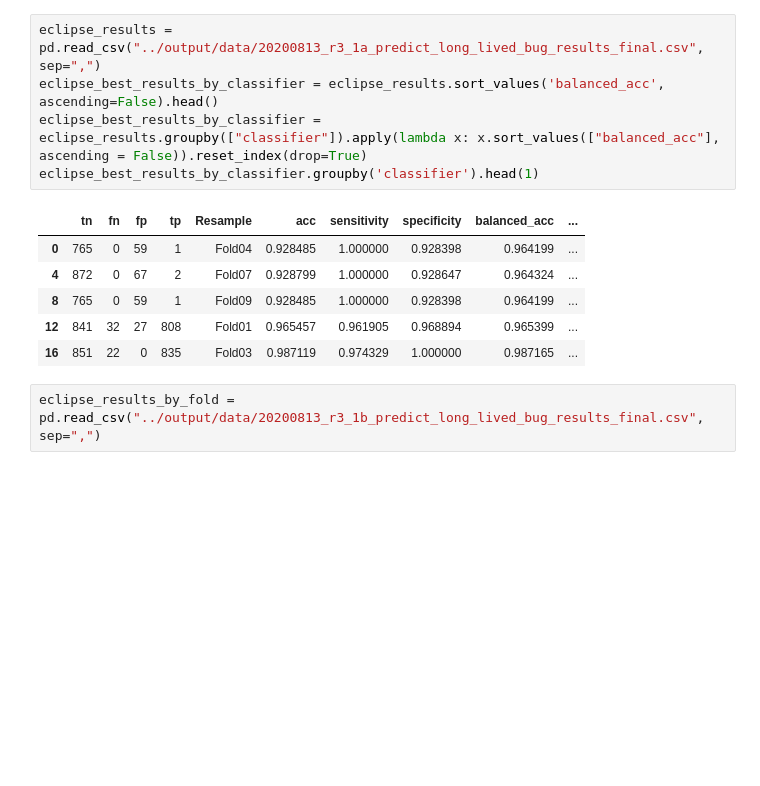
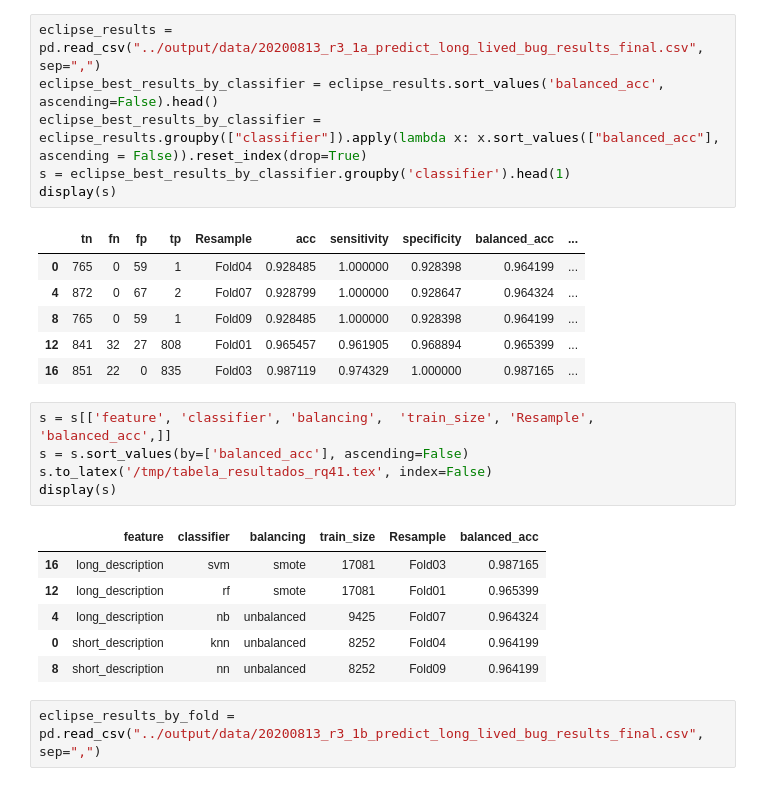
Before and after one commit to gomesluiz/long-lived-bug-predictor, a Jupyter notebook: notebooks/20200831_long_lived_prediction_rq4_data_analysis.ipynb, the cells around one changed output. Saved outputs shown, nothing was run; the diff lists cells and outputs as text; blank space fills up the shorter version.

```diff
--- a/notebooks/20200831_long_lived_prediction_rq4_data_analysis.ipynb
+++ b/notebooks/20200831_long_lived_prediction_rq4_data_analysis.ipynb
@@ -82,7 +82,8 @@ Every bug which its report have indicated that the number of days to resolve is
 eclipse_results = pd.read_csv("../output/data/20200813_r3_1a_predict_long_lived_bug_results_final.csv",  sep=",")
 eclipse_best_results_by_classifier = eclipse_results.sort_values('balanced_acc', ascending=False).head()
 eclipse_best_results_by_classifier = eclipse_results.groupby(["classifier"]).apply(lambda x: x.sort_values(["balanced_acc"], ascending = False)).reset_index(drop=True)
-eclipse_best_results_by_classifier.groupby('classifier').head(1)
+s = eclipse_best_results_by_classifier.groupby('classifier').head(1)
+display(s)
 # %% [output]
 |  | tn | fn | fp | tp | Resample | acc | sensitivity | specificity | balanced_acc | ... |
 | 0 | 765 | 0 | 59 | 1 | Fold04 | 0.928485 | 1.000000 | 0.928398 | 0.964199 | ... |
@@ -90,6 +91,18 @@ eclipse_best_results_by_classifier.groupby('classifier').head(1)
 | 8 | 765 | 0 | 59 | 1 | Fold09 | 0.928485 | 1.000000 | 0.928398 | 0.964199 | ... |
 | 12 | 841 | 32 | 27 | 808 | Fold01 | 0.965457 | 0.961905 | 0.968894 | 0.965399 | ... |
 | 16 | 851 | 22 | 0 | 835 | Fold03 | 0.987119 | 0.974329 | 1.000000 | 0.987165 | ... |
+# %%
+s = s[['feature', 'classifier', 'balancing',  'train_size', 'Resample', 'balanced_acc',]]
+s = s.sort_values(by=['balanced_acc'], ascending=False)
+s.to_latex('/tmp/tabela_resultados_rq41.tex', index=False)
+display(s)
+# %% [output]
+|  | feature | classifier | balancing | train_size | Resample | balanced_acc |
+| 16 | long_description | svm | smote | 17081 | Fold03 | 0.987165 |
+| 12 | long_description | rf | smote | 17081 | Fold01 | 0.965399 |
+| 4 | long_description | nb | unbalanced | 9425 | Fold07 | 0.964324 |
+| 0 | short_description | knn | unbalanced | 8252 | Fold04 | 0.964199 |
+| 8 | short_description | nn | unbalanced | 8252 | Fold09 | 0.964199 |
 # %%
 eclipse_results_by_fold = pd.read_csv("../output/data/20200813_r3_1b_predict_long_lived_bug_results_final.csv",  sep=",")
 # %%
```
Also changed, not shown: parts of 2 cells of this notebook, 14 other files.
